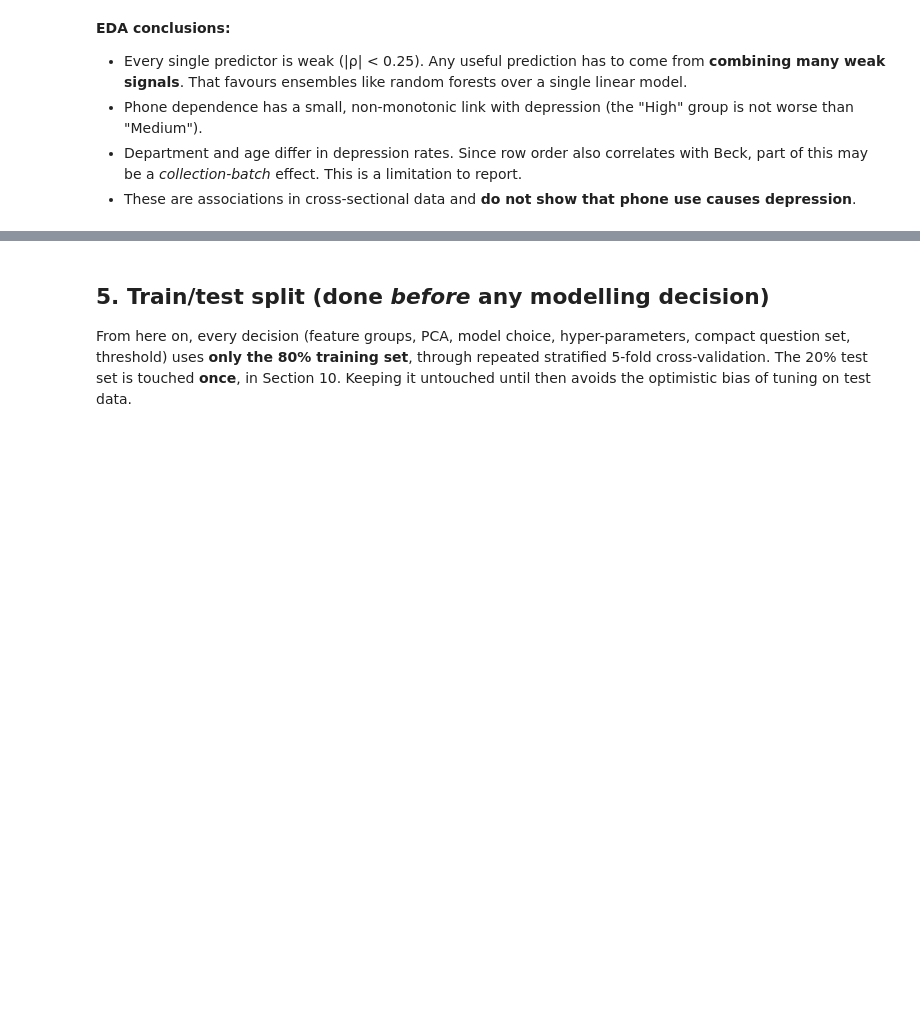
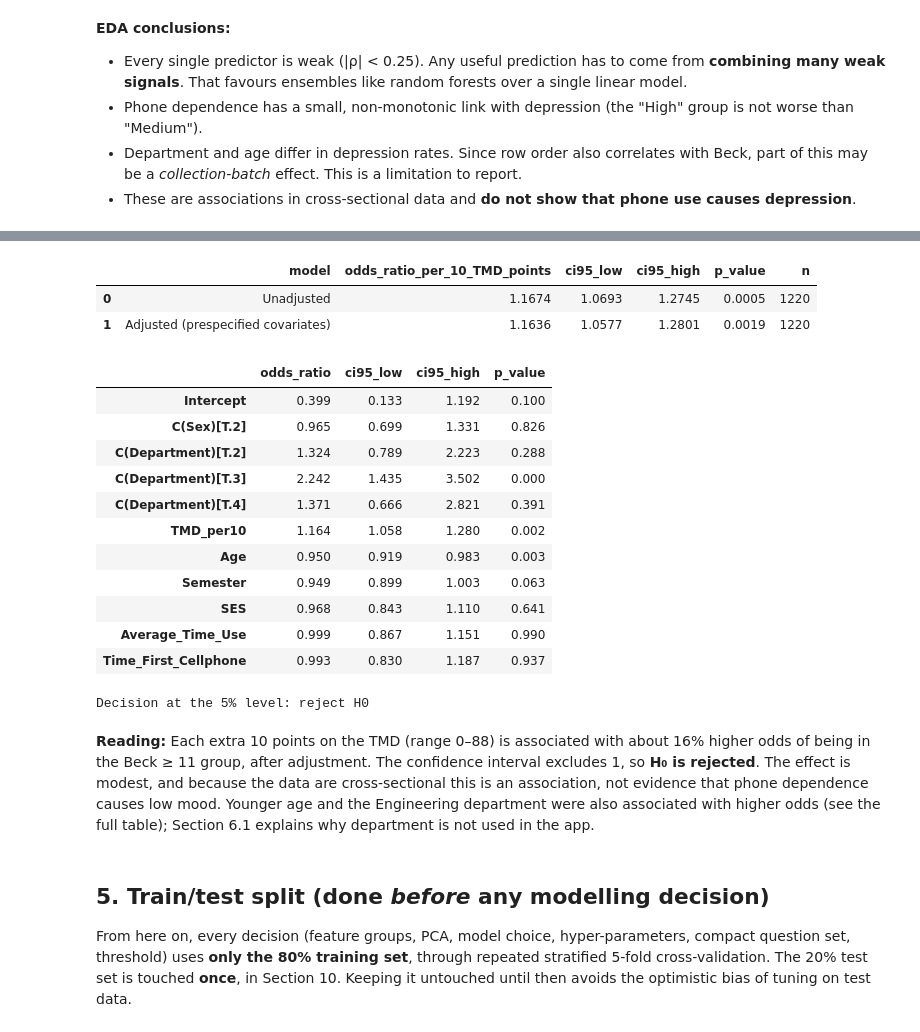
Before and after one commit to AustinNganga/MindTrack_Project, a Jupyter notebook: notebooks/Pipeline.ipynb, the cells around one changed output, grey strips where cells are left out. Drawn from its saved outputs; the diff is of its cells as text; code cells hidden in the pictures; blank space fills up the shorter version.

Commit message:
Re-run full pipeline: add reliability and hypothesis test results, update figures and model

```diff
--- a/notebooks/Pipeline.ipynb
+++ b/notebooks/Pipeline.ipynb
@@ -319,3 +355,38 @@ Row order vs Beck total ρ = 0.216 -> data was collected in batches; Code/row nu
+# %%
+import statsmodels.formula.api as smf
+assoc = df.assign(TMD_per10=df.TMD_Total / 10, Sex=s['Sex'], SES=s['SES'], Department=s['Department'])
+formula = 'Beck_11plus ~ TMD_per10 + Age + C(Sex) + Semester + SES + C(Department) + Average_Time_Use + Time_First_Cellphone'
+logit_adj = smf.logit(formula, assoc).fit(disp=0)
+logit_unadj = smf.logit('Beck_11plus ~ TMD_per10', assoc).fit(disp=0)
+def or_row(m, name, term='TMD_per10'):
+    lo, hi = np.exp(m.conf_int().loc[term])
+    return {'model': name, 'odds_ratio_per_10_TMD_points': np.exp(m.params[term]), 'ci95_low': lo, 'ci95_high': hi, 'p_value': m.pvalues[term], 'n': int(m.nobs)}
+hyp = pd.DataFrame([or_row(logit_unadj, 'Unadjusted'), or_row(logit_adj, 'Adjusted (prespecified covariates)')])
+hyp.to_csv(ROOT / 'results/hypothesis_test_logistic.csv', index=False)
+display(hyp.round(4))
+full = pd.DataFrame({'odds_ratio': np.exp(logit_adj.params), 'ci95_low': np.exp(logit_adj.conf_int()[0]), 'ci95_high': np.exp(logit_adj.conf_int()[1]), 'p_value': logit_adj.pvalues})
+display(full.round(3))
+decision = 'reject H0' if logit_adj.pvalues['TMD_per10'] < 0.05 else 'fail to reject H0'
+print(f'Decision at the 5% level: {decision}')
+# %% [output]
+|  | model | odds_ratio_per_10_TMD_points | ci95_low | ci95_high | p_value | n |
+| 0 | Unadjusted | 1.1674 | 1.0693 | 1.2745 | 0.0005 | 1220 |
+| 1 | Adjusted (prespecified covariates) | 1.1636 | 1.0577 | 1.2801 | 0.0019 | 1220 |
+|  | odds_ratio | ci95_low | ci95_high | p_value |
+| Intercept | 0.399 | 0.133 | 1.192 | 0.100 |
+| C(Sex)[T.2] | 0.965 | 0.699 | 1.331 | 0.826 |
+| C(Department)[T.2] | 1.324 | 0.789 | 2.223 | 0.288 |
+| C(Department)[T.3] | 2.242 | 1.435 | 3.502 | 0.000 |
+| C(Department)[T.4] | 1.371 | 0.666 | 2.821 | 0.391 |
+| TMD_per10 | 1.164 | 1.058 | 1.280 | 0.002 |
+| Age | 0.950 | 0.919 | 0.983 | 0.003 |
+| Semester | 0.949 | 0.899 | 1.003 | 0.063 |
+| SES | 0.968 | 0.843 | 1.110 | 0.641 |
+| Average_Time_Use | 0.999 | 0.867 | 1.151 | 0.990 |
+| Time_First_Cellphone | 0.993 | 0.830 | 1.187 | 0.937 |
+Decision at the 5% level: reject H0
+# %% [markdown]
+**Reading:** Each extra 10 points on the TMD (range 0–88) is associated with about 16% higher odds of being in the Beck ≥ 11 group, after adjustment. The confidence interval excludes 1, so **H₀ is rejected**. The effect is modest, and because the data are cross-sectional this is an association, not evidence that phone dependence causes low mood. Younger age and the Engineering department were also associated with higher odds (see the full table); Section 6.1 explains why department is not used in the app.
 # %% [markdown]
 ## 5. Train/test split (done *before* any modelling decision)
 
```
Also changed, not shown: parts of 13 cells of this notebook, 17 other files.
